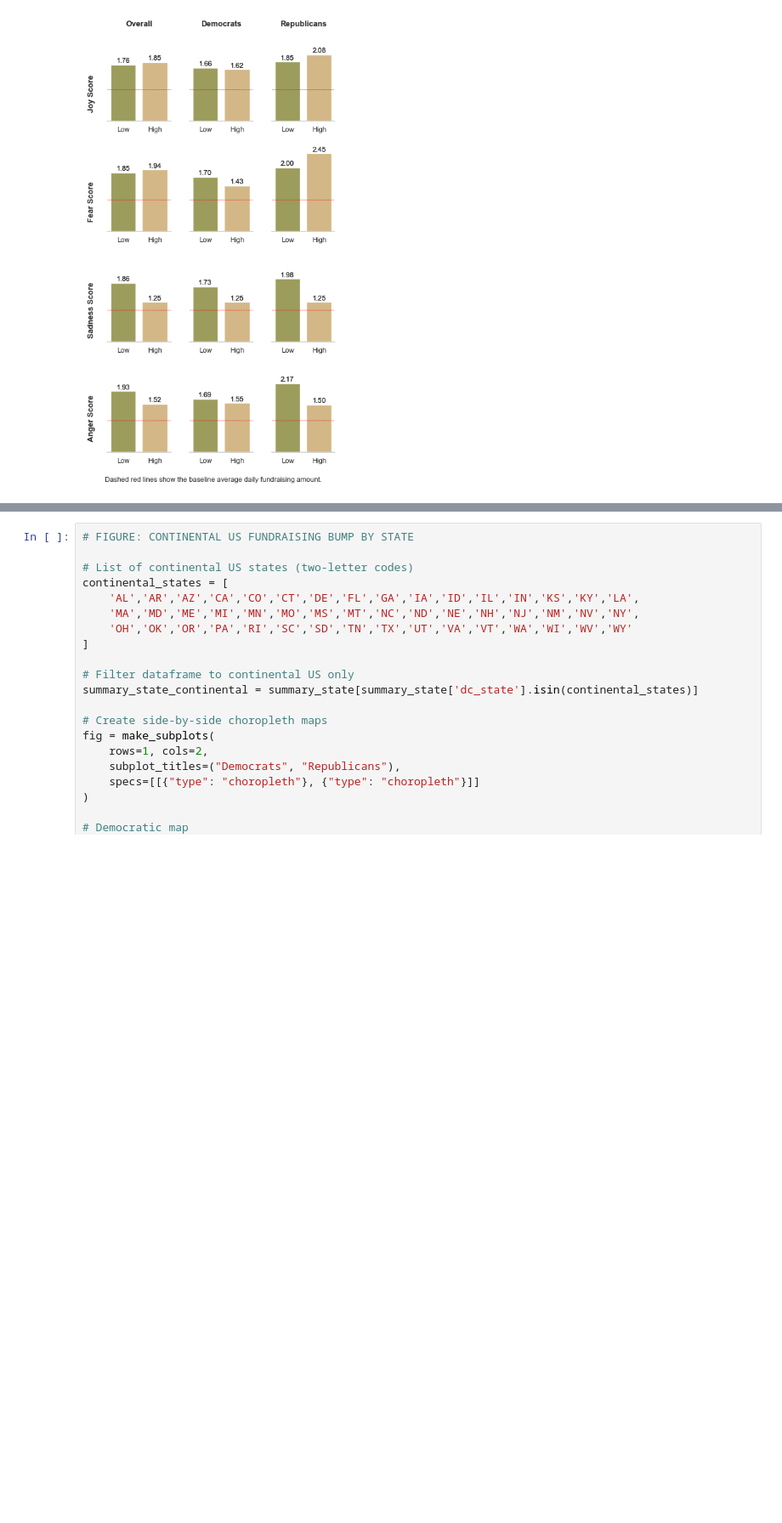
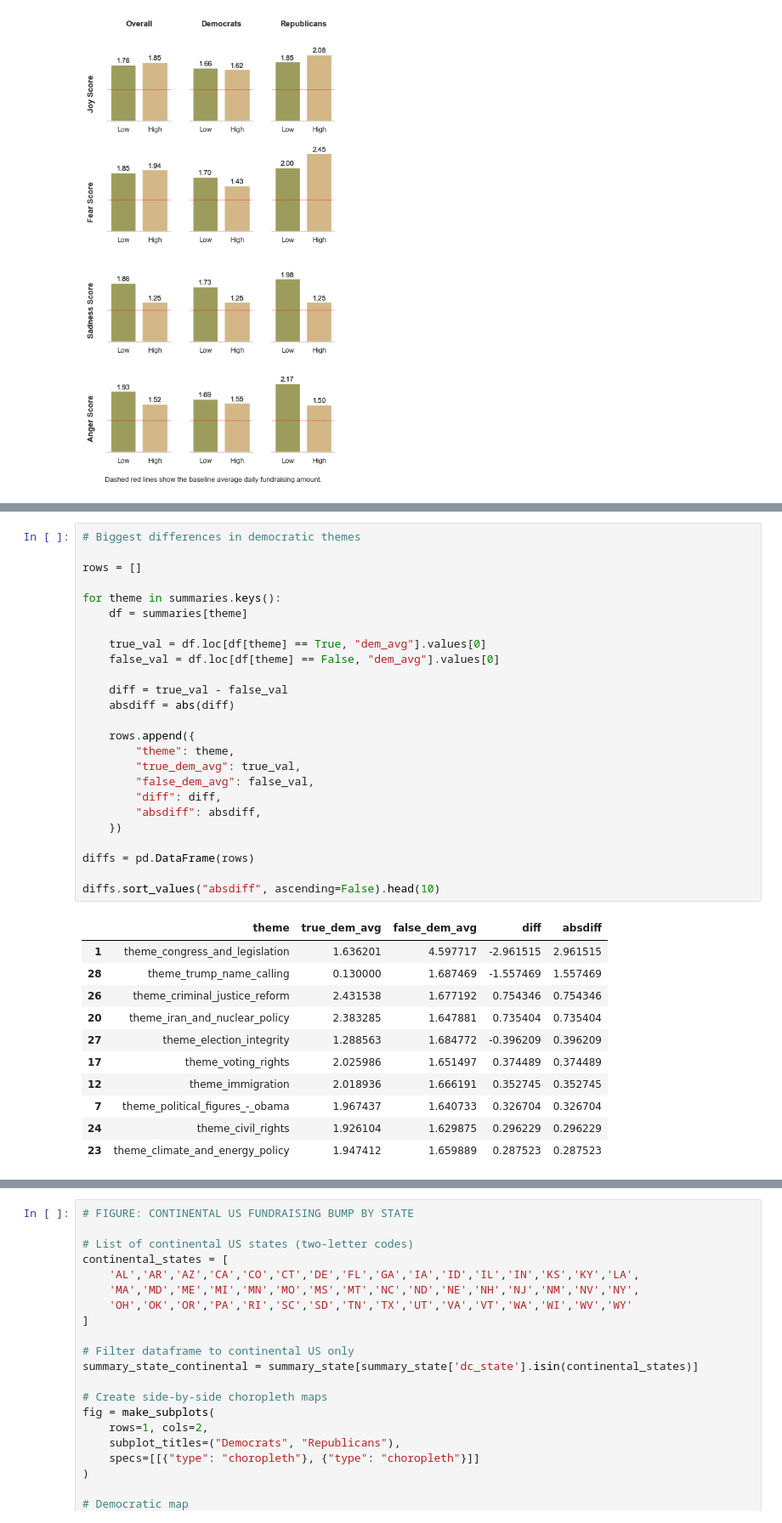
Before and after one commit to marobinette/cfd-project-ds1, a Jupyter notebook: notebooks/Matched_Politicians_EDA.ipynb, the cells around one changed output, grey strips where cells are left out. Shown at 85% size. Cells and saved outputs as stored; diff of their text form; blank space fills up the shorter version.

```diff
--- a/notebooks/Matched_Politicians_EDA.ipynb
+++ b/notebooks/Matched_Politicians_EDA.ipynb
@@ -2024,0 +1986,37 @@ print(summary_combined_theme)
+# %%
+# Biggest differences in democratic themes
+
+rows = []
+
+for theme in summaries.keys():
+    df = summaries[theme]
+
+    true_val = df.loc[df[theme] == True, "dem_avg"].values[0]
+    false_val = df.loc[df[theme] == False, "dem_avg"].values[0]
+
+    diff = true_val - false_val
+    absdiff = abs(diff)
+
+    rows.append({
+        "theme": theme,
+        "true_dem_avg": true_val,
+        "false_dem_avg": false_val,
+        "diff": diff,
+        "absdiff": absdiff,
+    })
+
+diffs = pd.DataFrame(rows)
+
+diffs.sort_values("absdiff", ascending=False).head(10)
+# %% [output]
+|  | theme | true_dem_avg | false_dem_avg | diff | absdiff |
+| 1 | theme_congress_and_legislation | 1.636201 | 4.597717 | -2.961515 | 2.961515 |
+| 28 | theme_trump_name_calling | 0.130000 | 1.687469 | -1.557469 | 1.557469 |
+| 26 | theme_criminal_justice_reform | 2.431538 | 1.677192 | 0.754346 | 0.754346 |
+| 20 | theme_iran_and_nuclear_policy | 2.383285 | 1.647881 | 0.735404 | 0.735404 |
+| 27 | theme_election_integrity | 1.288563 | 1.684772 | -0.396209 | 0.396209 |
+| 17 | theme_voting_rights | 2.025986 | 1.651497 | 0.374489 | 0.374489 |
+| 12 | theme_immigration | 2.018936 | 1.666191 | 0.352745 | 0.352745 |
+| 7 | theme_political_figures_-_obama | 1.967437 | 1.640733 | 0.326704 | 0.326704 |
+| 24 | theme_civil_rights | 1.926104 | 1.629875 | 0.296229 | 0.296229 |
+| 23 | theme_climate_and_energy_policy | 1.947412 | 1.659889 | 0.287523 | 0.287523 |
```
Also changed, not shown: parts of 25 cells of this notebook, 1 other file.
